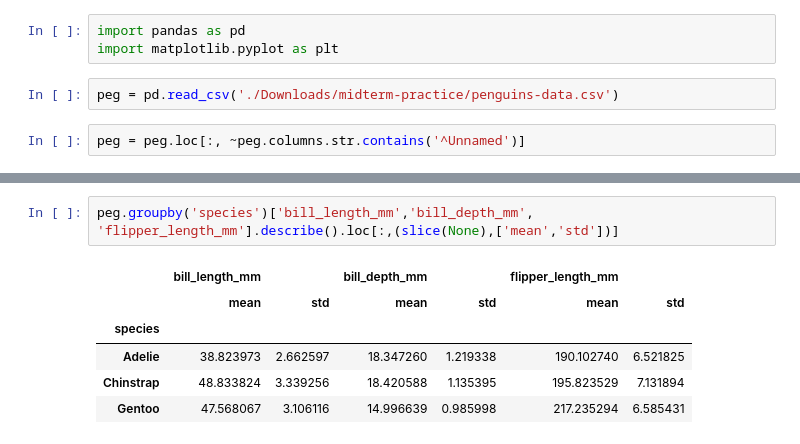
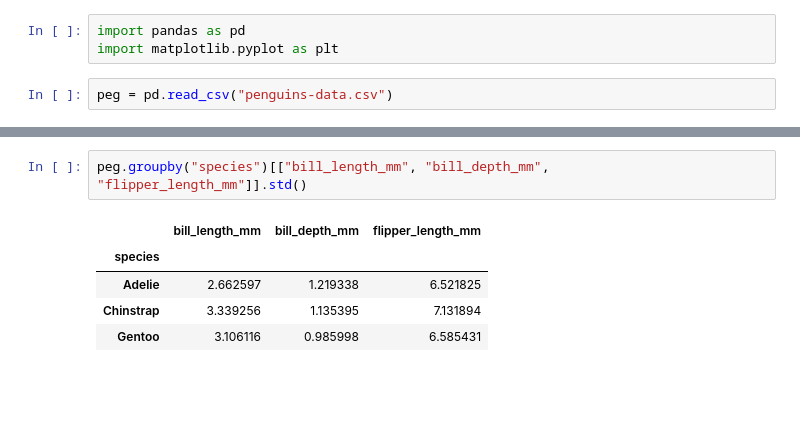
Before and after one commit to tiesen243/data-analyst, a Jupyter notebook: midterm-practice/peg.ipynb, the cells around one changed output, grey strips where cells are left out. Saved outputs shown, nothing was run; the diff lists cells and outputs as text; blank space fills up the shorter version.

```diff
--- a/midterm-practice/peg.ipynb
+++ b/midterm-practice/peg.ipynb
@@ -2,9 +2,7 @@
 import pandas as pd
 import matplotlib.pyplot as plt
 # %%
-peg = pd.read_csv('./Downloads/midterm-practice/penguins-data.csv')
+peg = pd.read_csv("penguins-data.csv")
-# %%
-peg = peg.loc[:, ~peg.columns.str.contains('^Unnamed')]
 # %%
 peg.head(10)
 # %% [output]
@@ -45,11 +54,10 @@ peg.groupby('species')['bill_length_mm','bill_depth_mm', 'flipper_length_mm'].me
 | Chinstrap | 49.55 | 18.45 | 196.0 |
 | Gentoo | 47.40 | 15.00 | 216.0 |
 # %%
-peg.groupby('species')['bill_length_mm','bill_depth_mm', 'flipper_length_mm'].describe().loc[:,(slice(None),['mean','std'])]
+peg.groupby("species")[["bill_length_mm", "bill_depth_mm", "flipper_length_mm"]].std()
 # %% [output]
-|  | bill_length_mm |  | bill_depth_mm |  | flipper_length_mm |  |
-|  | mean | std | mean | std | mean | std |
-| species |  |  |  |  |  |  |
-| Adelie | 38.823973 | 2.662597 | 18.347260 | 1.219338 | 190.102740 | 6.521825 |
-| Chinstrap | 48.833824 | 3.339256 | 18.420588 | 1.135395 | 195.823529 | 7.131894 |
-| Gentoo | 47.568067 | 3.106116 | 14.996639 | 0.985998 | 217.235294 | 6.585431 |
+|  | bill_length_mm | bill_depth_mm | flipper_length_mm |
+| species |  |  |  |
+| Adelie | 2.662597 | 1.219338 | 6.521825 |
+| Chinstrap | 3.339256 | 1.135395 | 7.131894 |
+| Gentoo | 3.106116 | 0.985998 | 6.585431 |
```
Also changed, not shown: parts of 10 cells of this notebook, 3 other files.
